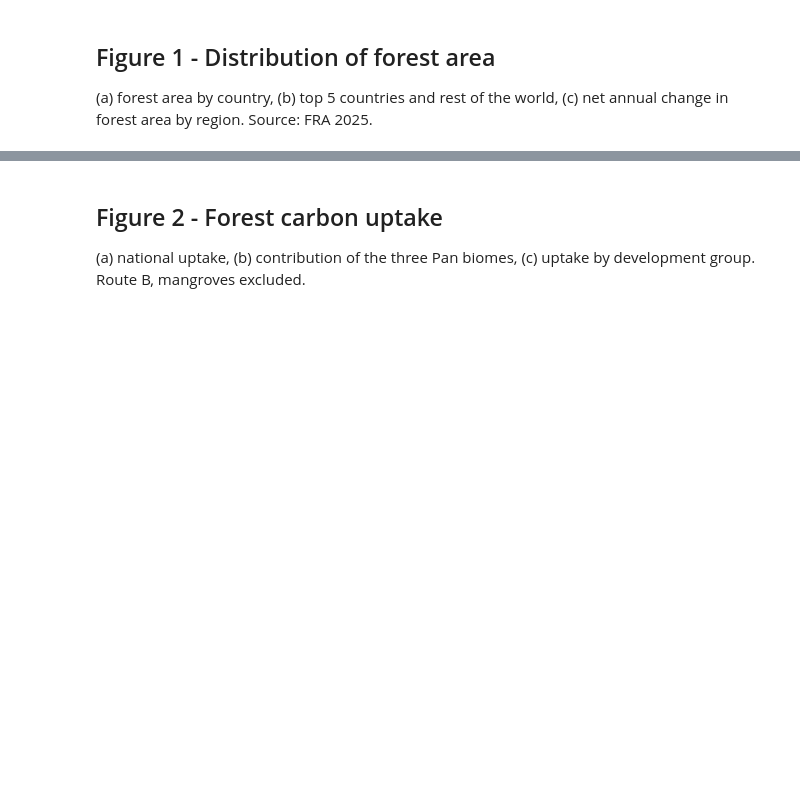
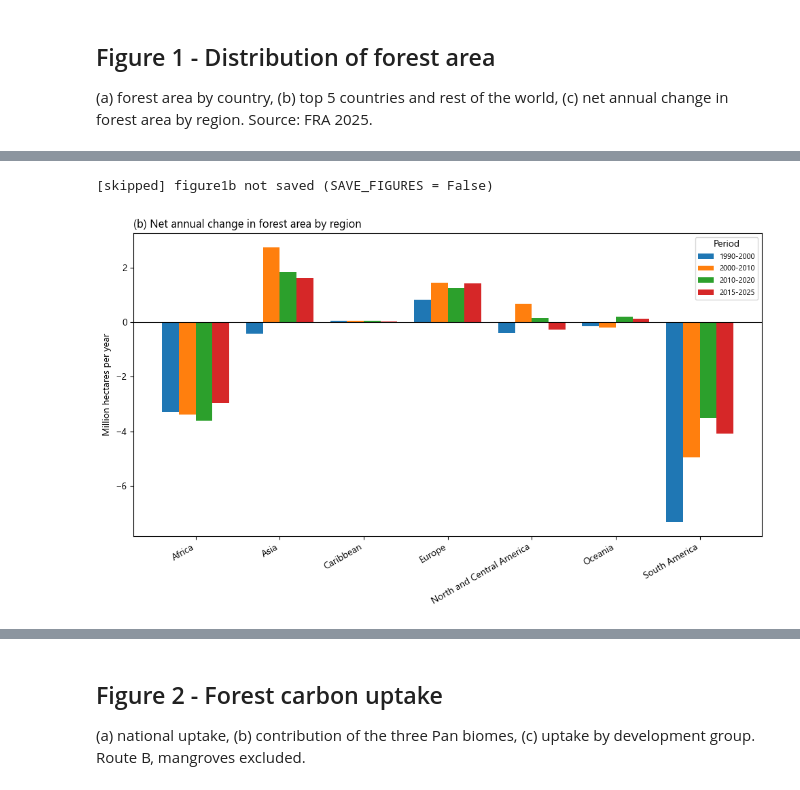
Before and after one commit to aurvl/ncw, a Jupyter notebook: notebooks/03_figures.ipynb, the cells around one changed output, grey strips where cells are left out. Drawn from its saved outputs; the diff is of its cells as text; code cells hidden in the pictures; blank space fills up the shorter version.

```diff
--- a/notebooks/03_figures.ipynb
+++ b/notebooks/03_figures.ipynb
@@ -218,0 +261,26 @@ save(fig, "figure1")
+# %%
+# Figure 1b - net annual change in forest area, plain matplotlib
+region = territories.set_index("iso3").apply(
+    lambda r: "Caribbean" if r["fra_subregion"] == "Caribbean" else r["fra_region"], axis=1)
+wide = areas.pivot(index="iso3", columns="year", values="forest")
+periods = {"1990-2000": (1990, 2000), "2000-2010": (2000, 2010), "2010-2020": (2010, 2020), "2015-2025": (2015, 2025)}
+change = pd.DataFrame({p: (wide[b] - wide[a]) / (b - a) for p, (a, b) in periods.items()})
+change = (change.groupby(region.reindex(change.index)).sum() / 1e6).sort_index()
+
+x = np.arange(len(change.index))
+width = 0.2
+fig, ax = plt.subplots(figsize=(10, 6))
+for i, period in enumerate(change.columns):
+    ax.bar(x + (i - 1.5) * width, change[period], width, label=period)
+ax.axhline(0, color="black", linewidth=0.8)
+ax.set_xticks(x)
+ax.set_xticklabels(change.index, rotation=30, ha="right")
+ax.set_ylabel("Million hectares per year")
+ax.set_title("(b) Net annual change in forest area by region", loc="left")
+ax.legend(title="Period")
+plt.tight_layout()
+save(fig, "figure1b")
+plt.show()
+# %% [output]
+[skipped] figure1b not saved (SAVE_FIGURES = False)
+[figure, added]
```
Also changed, not shown: parts of 4 cells of this notebook.
